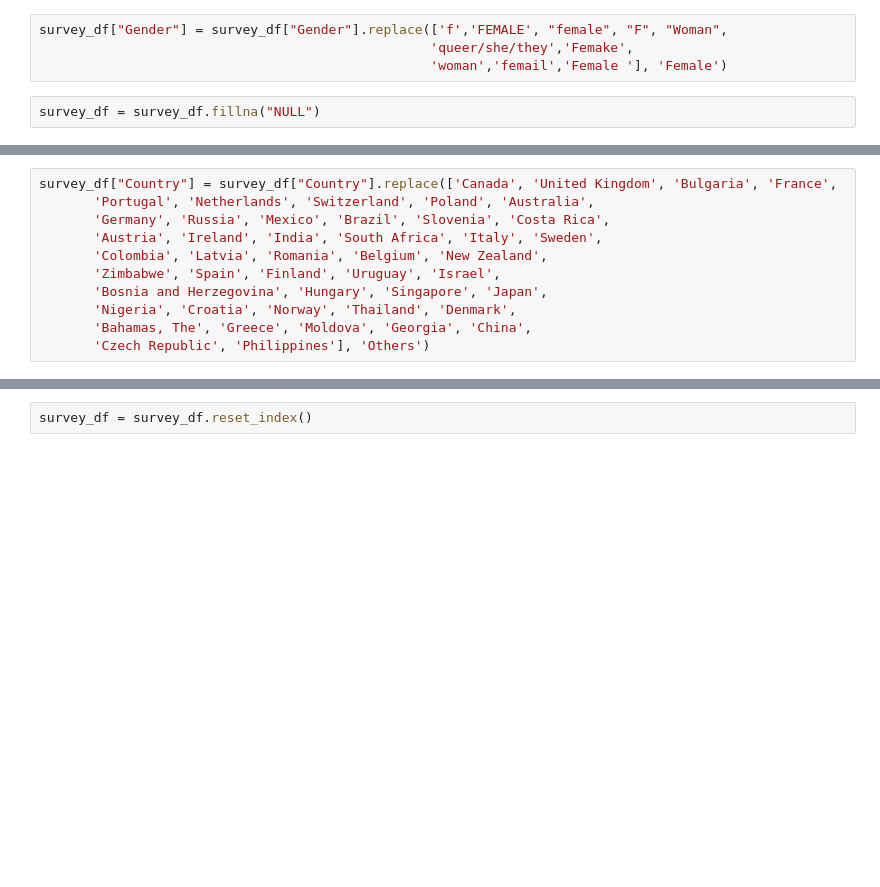
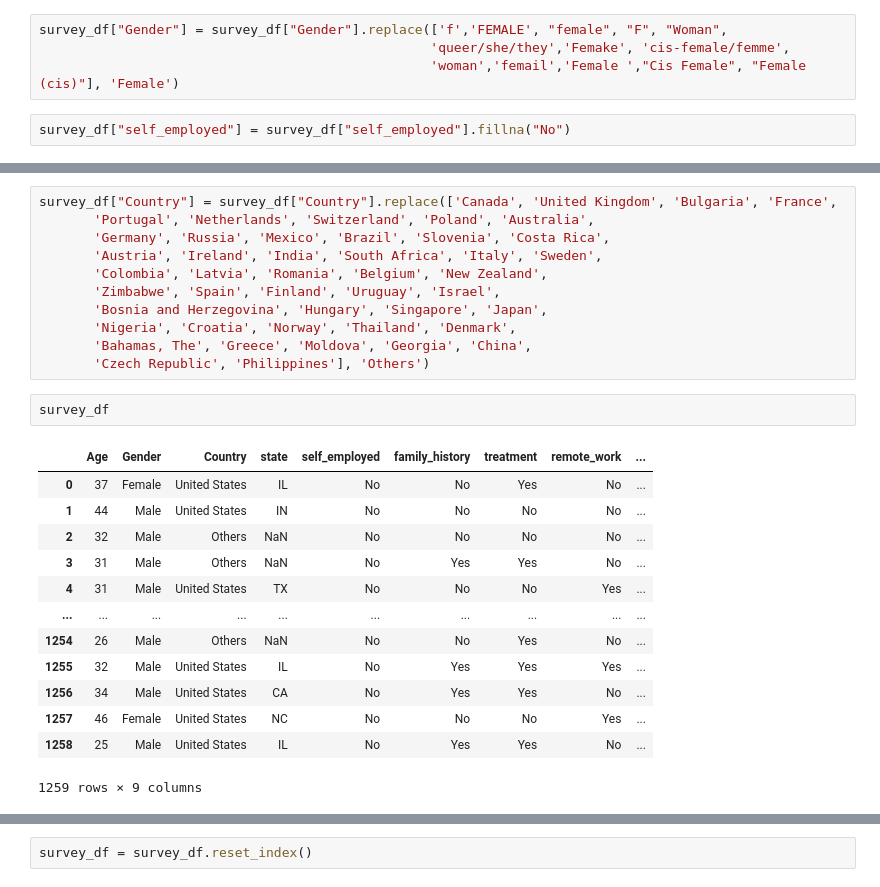
Before and after one commit to nappytrails/machines_for_mental_health, a Jupyter notebook: data_cleaning.ipynb, the cells around one changed output, grey strips where cells are left out. Cells and saved outputs as stored; diff of their text form; blank space fills up the shorter version.

```diff
--- a/data_cleaning.ipynb
+++ b/data_cleaning.ipynb
@@ -35,10 +52,10 @@ survey_df["Gender"] = survey_df["Gender"].replace(['M','MALE', "male","maile", "
                                                   ], 'Male')
-# %%
-survey_df["Gender"] = survey_df["Gender"].replace(['f','FEMALE', "female", "F", "Woman",
-                                                  'queer/she/they','Femake',
-                                                  'woman','femail','Female '], 'Female')
-# %%
-survey_df = survey_df.fillna("NULL")
+# %%
+survey_df["Gender"] = survey_df["Gender"].replace(['f','FEMALE', "female", "F", "Woman",
+                                                  'queer/she/they','Femake', 'cis-female/femme',
+                                                  'woman','femail','Female ',"Cis Female", "Female (cis)"], 'Female')
+# %%
+survey_df["self_employed"] = survey_df["self_employed"].fillna("No")
 # %%
 survey_df["Country"].unique()
 # %% [output]
@@ -63,3 +80,19 @@ survey_df["Country"] = survey_df["Country"].replace(['Canada', 'United Kingdom',
        'Nigeria', 'Croatia', 'Norway', 'Thailand', 'Denmark',
        'Bahamas, The', 'Greece', 'Moldova', 'Georgia', 'China',
        'Czech Republic', 'Philippines'], 'Others')
+# %%
+survey_df
+# %% [output]
+|  | Age | Gender | Country | state | self_employed | family_history | treatment | remote_work | ... |
+| 0 | 37 | Female | United States | IL | No | No | Yes | No | ... |
+| 1 | 44 | Male | United States | IN | No | No | No | No | ... |
+| 2 | 32 | Male | Others | NaN | No | No | No | No | ... |
+| 3 | 31 | Male | Others | NaN | No | Yes | Yes | No | ... |
+| 4 | 31 | Male | United States | TX | No | No | No | Yes | ... |
+| ... | ... | ... | ... | ... | ... | ... | ... | ... | ... |
+| 1254 | 26 | Male | Others | NaN | No | No | Yes | No | ... |
+| 1255 | 32 | Male | United States | IL | No | Yes | Yes | Yes | ... |
+| 1256 | 34 | Male | United States | CA | No | Yes | Yes | No | ... |
+| 1257 | 46 | Female | United States | NC | No | No | No | Yes | ... |
+| 1258 | 25 | Male | United States | IL | No | Yes | Yes | No | ... |
+1259 rows × 9 columns
```
Also changed, not shown: parts of 7 cells of this notebook, 3 other files.
